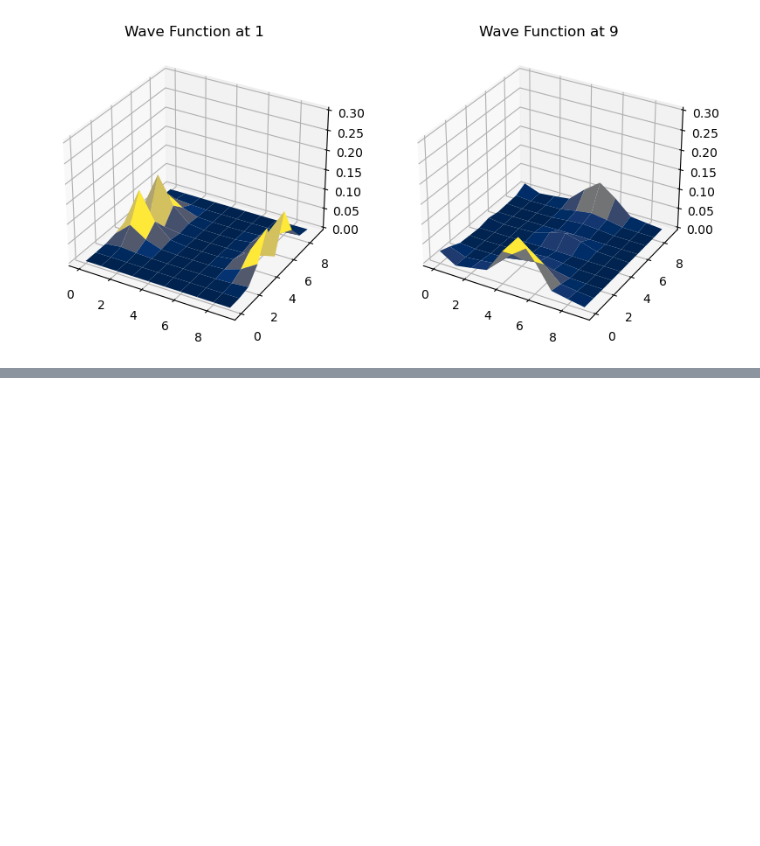
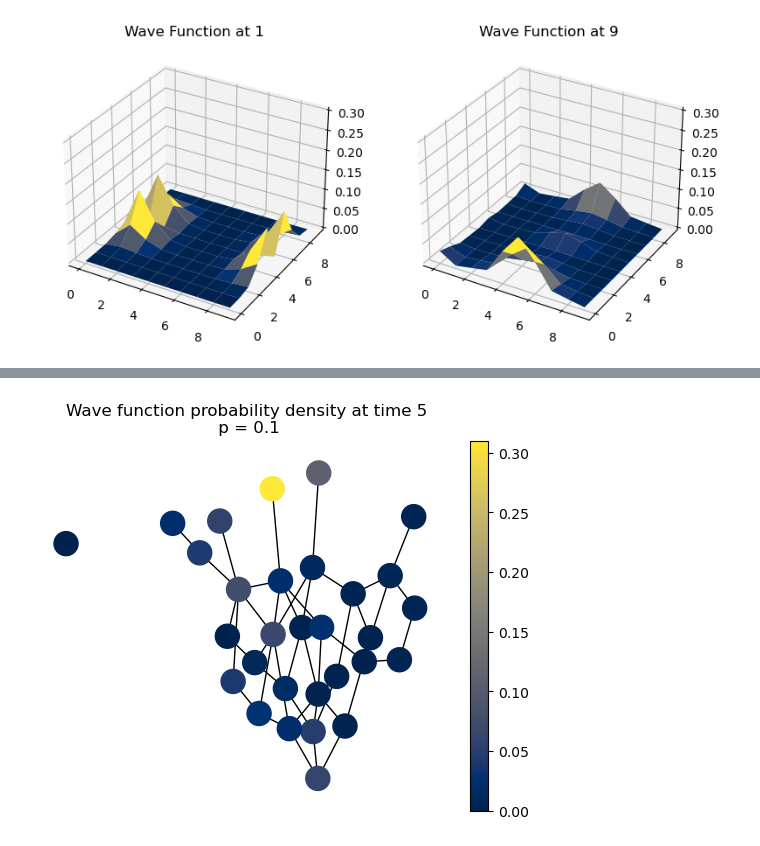
Before and after one commit to ravikoka/qgraph, a Jupyter notebook: 2d_chain.ipynb, the cells around one changed output, grey strips where cells are left out. Cells and saved outputs as stored; diff of their text form; code cells hidden in the pictures; blank space fills up the shorter version.

```diff
--- a/2d_chain.ipynb
+++ b/2d_chain.ipynb
@@ -305,0 +427,9 @@ plt.show()
+# %%
+n = 30
+psi_0 = np.zeros(n)
+psi_0[n//2] = 1
+graphy = RandomGraph(0.1, n, psi_0, [-1, 1], 1)
+history = graphy.solve(10, 10)
+plotty = graphy.plotdensity(5)
+# %% [output]
+[figure, added]
```
Also changed, not shown: parts of 4 cells of this notebook.
